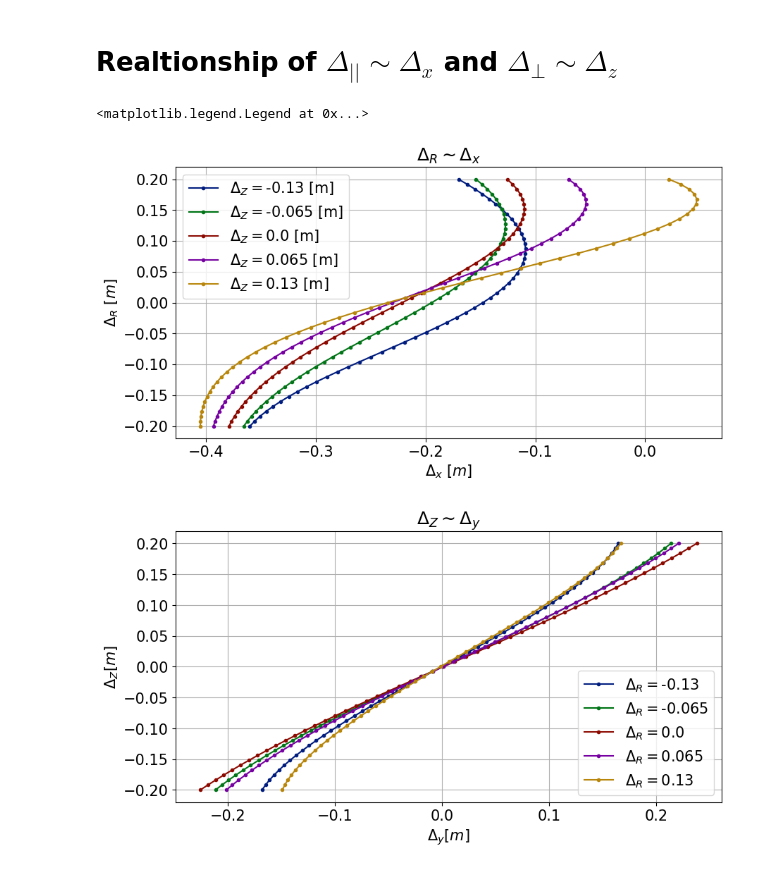
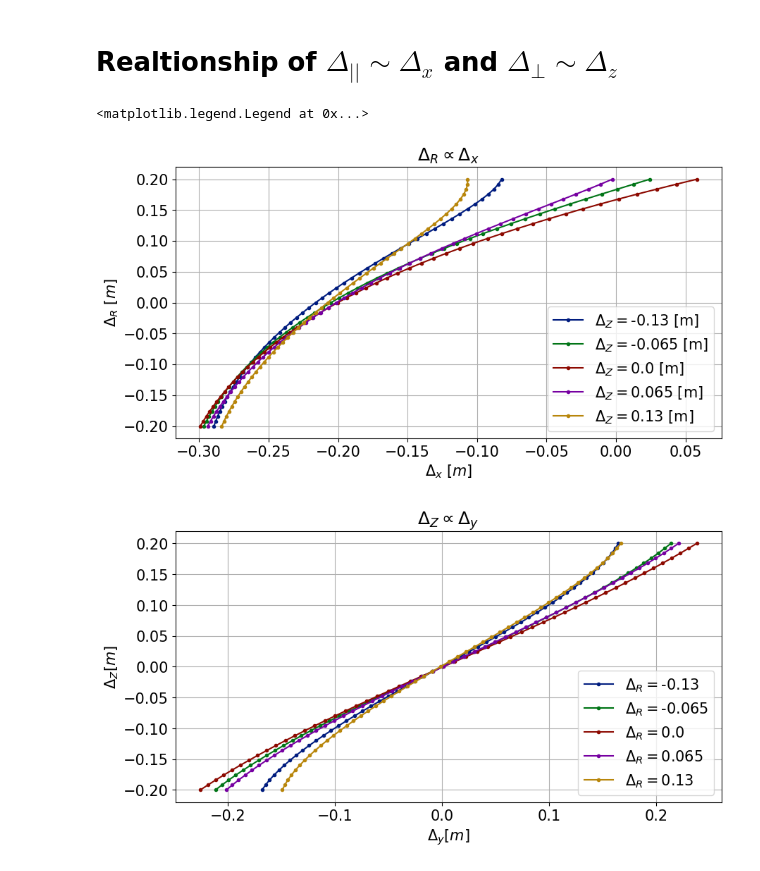
Before and after one commit to P-Attapon/TT1PlasmaColumnPosition, a Jupyter notebook: plotting.ipynb, the cells around one changed output. Saved outputs shown, nothing was run; the diff lists cells and outputs as text; code cells hidden in the pictures.

```diff
--- a/plotting.ipynb
+++ b/plotting.ipynb
@@ -81,37 +82,37 @@ for i in range(num_row):
 # %%
 #define plot
 fig, ax = plt.subplots(1,figsize = (10,5))
 
 #define shift values
 x_lower_lim, x_upper_lim = -0.20,0.20
 z_lower_lim, z_upper_lim = -0.13,0.13
 x_shift = np.linspace(x_lower_lim,x_upper_lim,51)
 z_shift = np.linspace(z_lower_lim,z_upper_lim,5)
 
 #define probes to be used
-use_probe = [coil_angle_dict[3],coil_angle_dict[4],coil_angle_dict[9],coil_angle_dict[10]]
+use_probe = [coil_angle_dict[1],coil_angle_dict[4],coil_angle_dict[7],coil_angle_dict[10]]
 
 #calculate Dx & Dz
 for z in z_shift:
     Dx_arr = []
     for x in x_shift:
         signal = cal_signal(x,z,use_probe)
         Dx, _ = cal_newton_DxDz(signal,use_probe)
 
         Dx_arr.append(Dx)
 
     ax.plot(Dx_arr, x_shift,".-",label = r"$\Delta_Z = $" + f"{z} [m]")
 
-ax.set_title(r"$\Delta_R \sim \Delta_x$")
+ax.set_title(r"$\Delta_R \propto \Delta_x$")
 ax.set_xlabel(r"$\Delta_x \ [m]$")
 ax.set_ylabel(r"$\Delta_R \ [m]$")
 ax.grid()
 ax.legend()
 
-# plt.savefig(presentation_path + "xRelation")
+plt.savefig(os.path.join(r"C:\Users\pitit\Documents\01_MUIC_work\ICPY 441 Senior project\seniorProject\myProject\thesisBook\images", "xRelation"))
 # %% [output]
 <matplotlib.legend.Legend at 0x...>
-[figure, old version]
+[figure, new version]
 # %%
 #define plot
 fig, ax = plt.subplots(1,figsize = (10,5))
```
Also changed, not shown: parts of 11 cells of this notebook, 3 other files.
